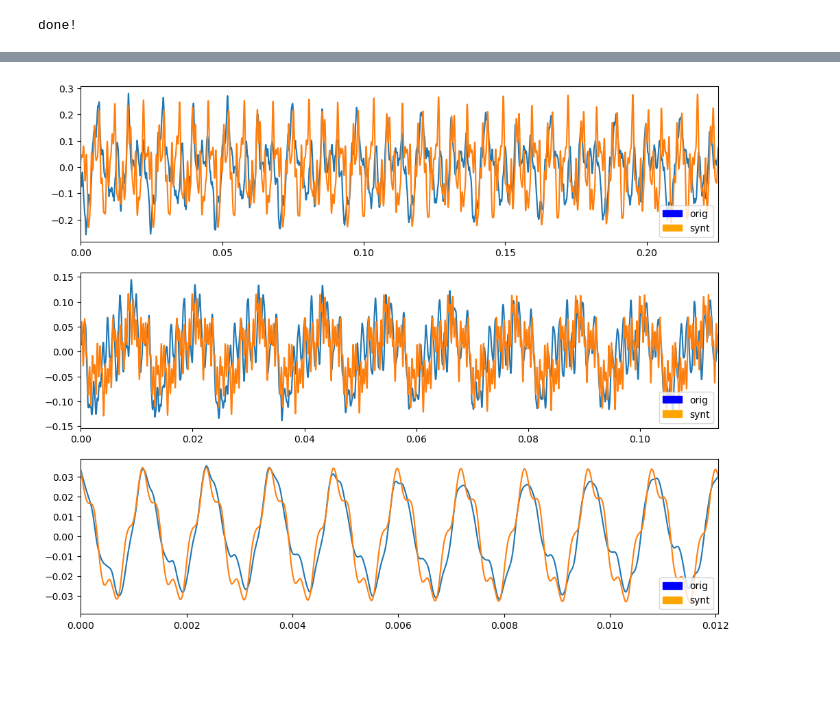
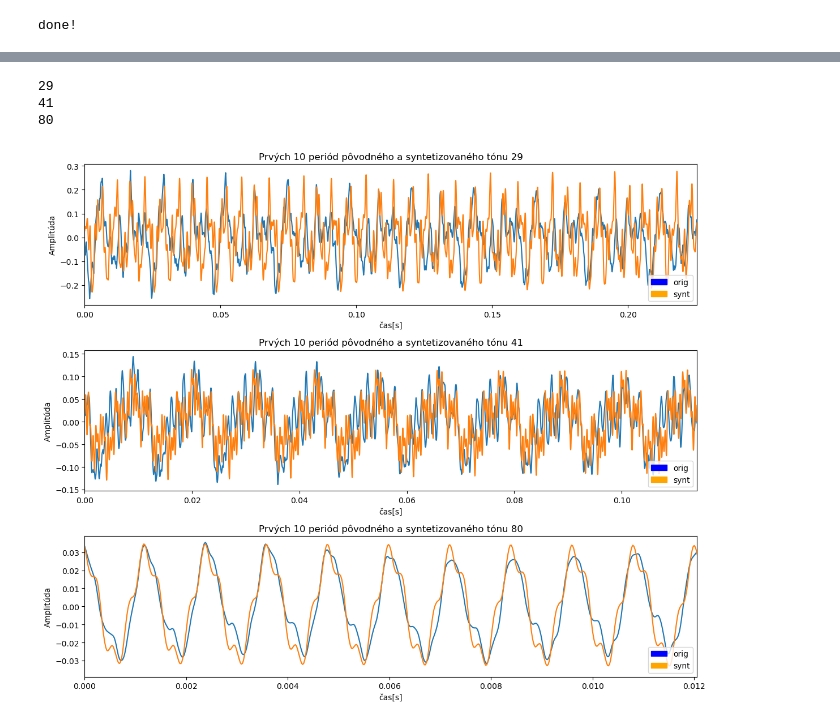
Before and after one commit to youruncle1/ISS-proj, a Jupyter notebook: iss_proj.ipynb, the cells around one changed output, grey strips where cells are left out. Drawn from its saved outputs; the diff is of its cells as text; code cells hidden in the pictures; blank space fills up the shorter version.

```diff
--- a/iss_proj.ipynb
+++ b/iss_proj.ipynb
@@ -182,11 +222,13 @@ def getFreq_DTFT(DFT_fmax, tone, f):
 
 tonedata = np.zeros((MIDITO+1, 5, 3)) #ton  //  f1..5 //  modul/faza/frekvencia
                                       #tonedata[ton][fi][0] = modul v fi atd...
-for tone in range(MIDIFROM, MIDITO+1):
-    if tone < 43:
-        DFT_fmax = getFreq_ACF(tone)
-        print("ton %d: ACF f = %1.2f\n       DTFT f = %1.2f\n" % (tone,DFT_fmax, getFreq_DTFT(DFT_fmax, tone, 0)))
-    else:
-        DFT_fmax = getFreq_DFT(tone)
-        print("ton %d: DFT f = %1.2f\n       DTFT f = %1.2f\n" % (tone,DFT_fmax, getFreq_DTFT(DFT_fmax, tone, 0)))
+print("ton       ACF        DTFT")
+for tone in range(MIDIFROM, 43):
+    ACF_fmax = getFreq_ACF(tone)
+    print("%d       %1.2f       %1.2f\n" % (tone,ACF_fmax, getFreq_DTFT(ACF_fmax, tone, 0)))
+print("_____________________________")
+print("ton       DFT         DTFT")
+for tone in range(43, MIDITO+1):
+    DFT_fmax = getFreq_DFT(tone)
+    print("%d       %1.2f       %1.2f\n" % (tone,DFT_fmax, getFreq_DTFT(DFT_fmax, tone, 0)))
 # %% [output]
@@ -230,7 +276,7 @@ def plot_fundamental(r, c, tone):
     for f0 in range(5):
 
         ax[r][c].axvline(x=tonedata[tone][f0][2], linewidth=0.4, c="r",linestyle="--")
-        ax[r][c].plot(tonedata[tone][f0][2], np.log(tonedata[tone][f0][0]**2 + 1e-5), marker='x')
+        ax[r][c].plot(tonedata[tone][f0][2], np.log(tonedata[tone][f0][0]**2), marker='x')
         flabel = mpatches.Patch(color='orange',label='f0 ≈ {}Hz'.format(round(freq0, 2)))
         ax[r][c].legend(handles=[flabel], loc='lower right')
 
@@ -244,13 +296,15 @@ plt.tight_layout()
 # %%
 def synthesize_tone(tone, duration, volume=1.0, sampling_rate=48000):
-    # Generate the time axis in seconds
+    # vytvor casovu domenu v sekundach
     t = np.linspace(0, duration, int(duration * sampling_rate), False)
-    # Generate the sum of five cosine waveforms
+    # vypocitaj sumu piatich kosinusovych priebehov
+    # rk - modul, k - koeficient, t - cas, fi - faza
     synttone = np.real( tonedata[tone][0][0]*np.cos(2 * np.pi * 1 * tonedata[tone][0][2] * t + tonedata[tone][0][1]) +
                         tonedata[tone][1][0]*np.cos(2 * np.pi * 2 * tonedata[tone][1][2] * t + tonedata[tone][1][1]) +
                         tonedata[tone][2][0]*np.cos(2 * np.pi * 3 * tonedata[tone][2][2] * t + tonedata[tone][2][1]) +
                         tonedata[tone][3][0]*np.cos(2 * np.pi * 4 * tonedata[tone][3][2] * t + tonedata[tone][3][1]) +
                         tonedata[tone][4][0]*np.cos(2 * np.pi * 5 * tonedata[tone][4][2] * t + tonedata[tone][4][1]))
+
     synttone = ((synttone/max(synttone)) * max(xall[tone])) * volume #normalizacia, vynasobenie amplitudou povodnej, nastavenie hlasitosti
     return synttone
 
@@ -258,33 +312,47 @@ _, ax = plt.subplots(3, 1, figsize=(12, 10), squeeze=False)
 blue = mpatches.Patch(color='blue', label='orig')
 orange = mpatches.Patch(color='orange', label='synt')
 
 for idx, tone in enumerate(tones):
+    print(tone)
     synttone = synthesize_tone(tone=tone, duration=1, volume=1, sampling_rate=Fs)
 
-
     segment = np.arange(xall[tone].size) / Fs
-    T = 1/tonedata[tone][0][2]
+    T = 1/tonedata[tone][0][2] # perioda
 
     if idx == 0:
         ax[0][0].plot(segment, xall[tone])
         ax[0][0].plot(segment, synttone[993:24993])
         ax[0][0].legend(handles=[blue, orange], loc='lower right')
+        ax[0][0].set_title('Prvých 10 periód pôvodného a syntetizovaného tónu %d' % (tone))
+        ax[0][0].set_xlabel('čas[s]')
+        ax[0][0].set_ylabel('Amplitúda')
         ax[0][0].set_xlim(0, 10*T)
 
         sf.write('audio/a.wav', synttone, Fs)
     if idx == 1:
         ax[1][0].plot(segment, xall[tone])
         ax[1][0].plot(segment, synttone[1068:25068])
         ax[1][0].legend(handles=[blue, orange], loc='lower right')
+        ax[1][0].set_title('Prvých 10 periód pôvodného a syntetizovaného tónu %d' % (tone))
+        ax[1][0].set_xlabel('čas[s]')
+        ax[1][0].set_ylabel('Amplitúda')
         ax[1][0].set_xlim(0, 10*T)
 
         sf.write('audio/b.wav', synttone, Fs)
     if idx == 2:
         ax[2][0].plot(segment, xall[tone])
         ax[2][0].plot(segment, synttone[1:24001])
         ax[2][0].legend(handles=[blue, orange], loc='lower right')
+        ax[2][0].set_title('Prvých 10 periód pôvodného a syntetizovaného tónu %d' % (tone))
+        ax[2][0].set_xlabel('čas[s]')
+        ax[2][0].set_ylabel('Amplitúda')
         ax[2][0].set_xlim(0, 10*T)
 
         sf.write('audio/c.wav', synttone, Fs)
+
+plt.tight_layout()
 # %% [output]
+29
+41
+80
-[figure, old version]
+[figure, new version]
```
Also changed, not shown: parts of 17 cells of this notebook.
